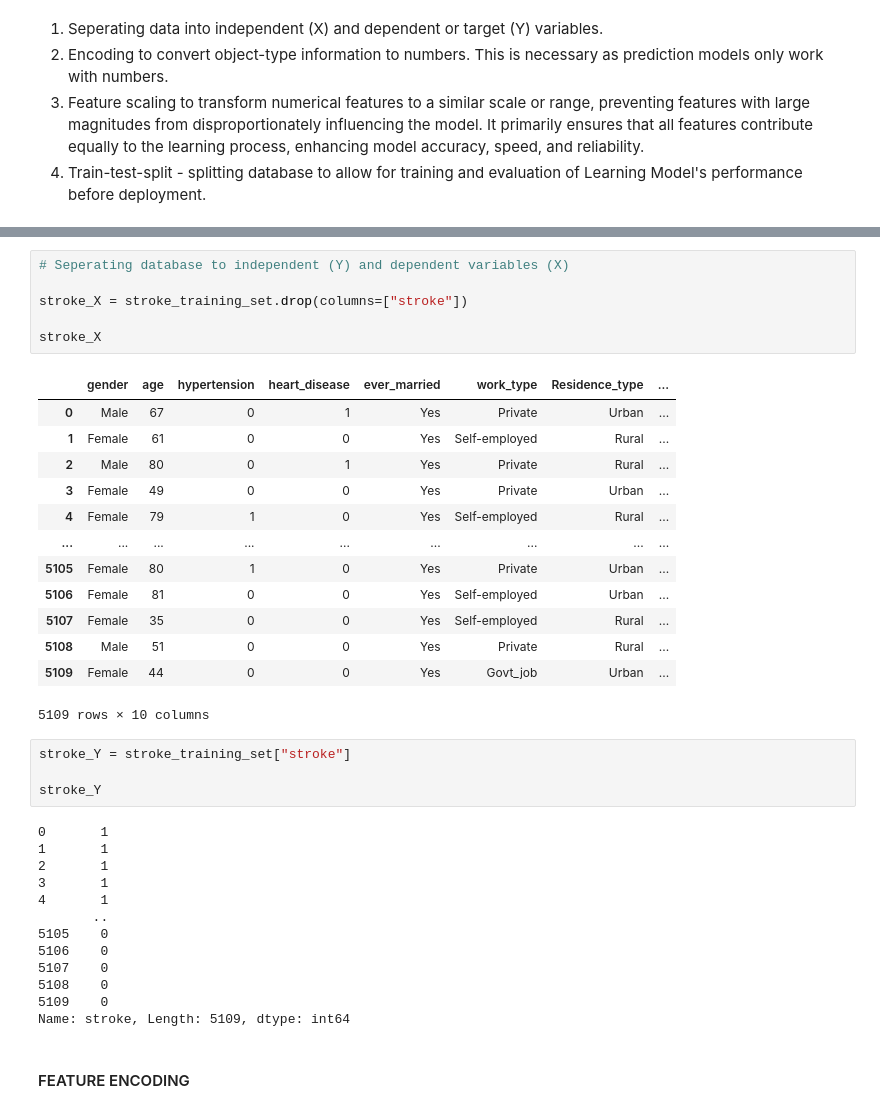
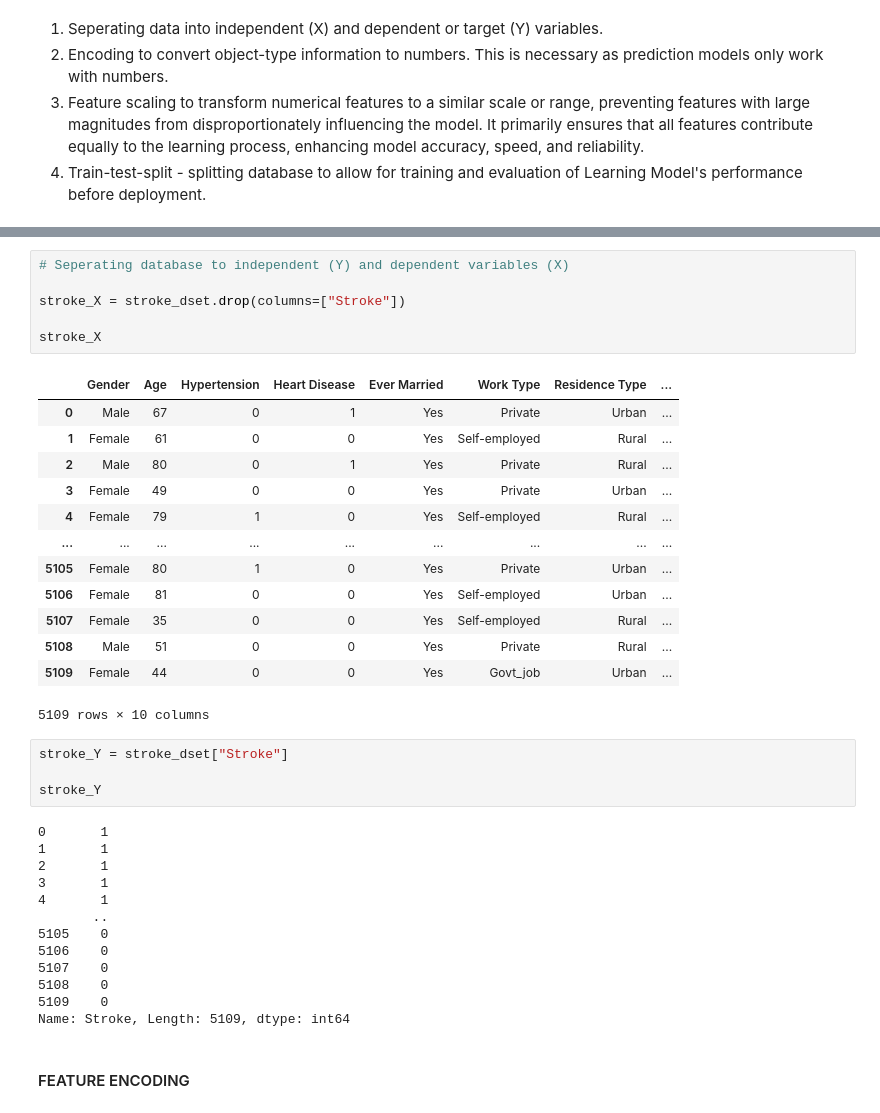
Before and after one commit to ndukumilkah-art/stroke_risk_project, a Jupyter notebook: Team Megatron Group5 Capstone Project StrokeDataSet.ipynb, the cells around one changed output, grey strips where cells are left out. Drawn from its saved outputs; the diff is of its cells as text.

```diff
--- a/Team Megatron Group5 Capstone Project StrokeDataSet.ipynb
+++ b/Team Megatron Group5 Capstone Project StrokeDataSet.ipynb
@@ -627,11 +621,11 @@ stroke_training_set
 # %%
 # Seperating database to independent (Y) and dependent variables (X)
 
-stroke_X = stroke_training_set.drop(columns=["stroke"])
+stroke_X = stroke_dset.drop(columns=["Stroke"])
 
 stroke_X
 # %% [output]
-|  | gender | age | hypertension | heart_disease | ever_married | work_type | Residence_type | ... |
+|  | Gender | Age | Hypertension | Heart Disease | Ever Married | Work Type | Residence Type | ... |
 | 0 | Male | 67 | 0 | 1 | Yes | Private | Urban | ... |
 | 1 | Female | 61 | 0 | 0 | Yes | Self-employed | Rural | ... |
 | 2 | Male | 80 | 0 | 1 | Yes | Private | Rural | ... |
@@ -645,7 +639,7 @@ stroke_X
 | 5109 | Female | 44 | 0 | 0 | Yes | Govt_job | Urban | ... |
 5109 rows × 10 columns
 # %%
-stroke_Y = stroke_training_set["stroke"]
+stroke_Y = stroke_dset["Stroke"]
 
 stroke_Y
 # %% [output]
@@ -660,7 +654,7 @@ stroke_Y
 5107    0
 5108    0
 5109    0
-Name: stroke, Length: 5109, dtype: int64
+Name: Stroke, Length: 5109, dtype: int64
 # %% [markdown]
 #### FEATURE ENCODING
 # %%
```
Also changed, not shown: parts of 16 cells of this notebook.
